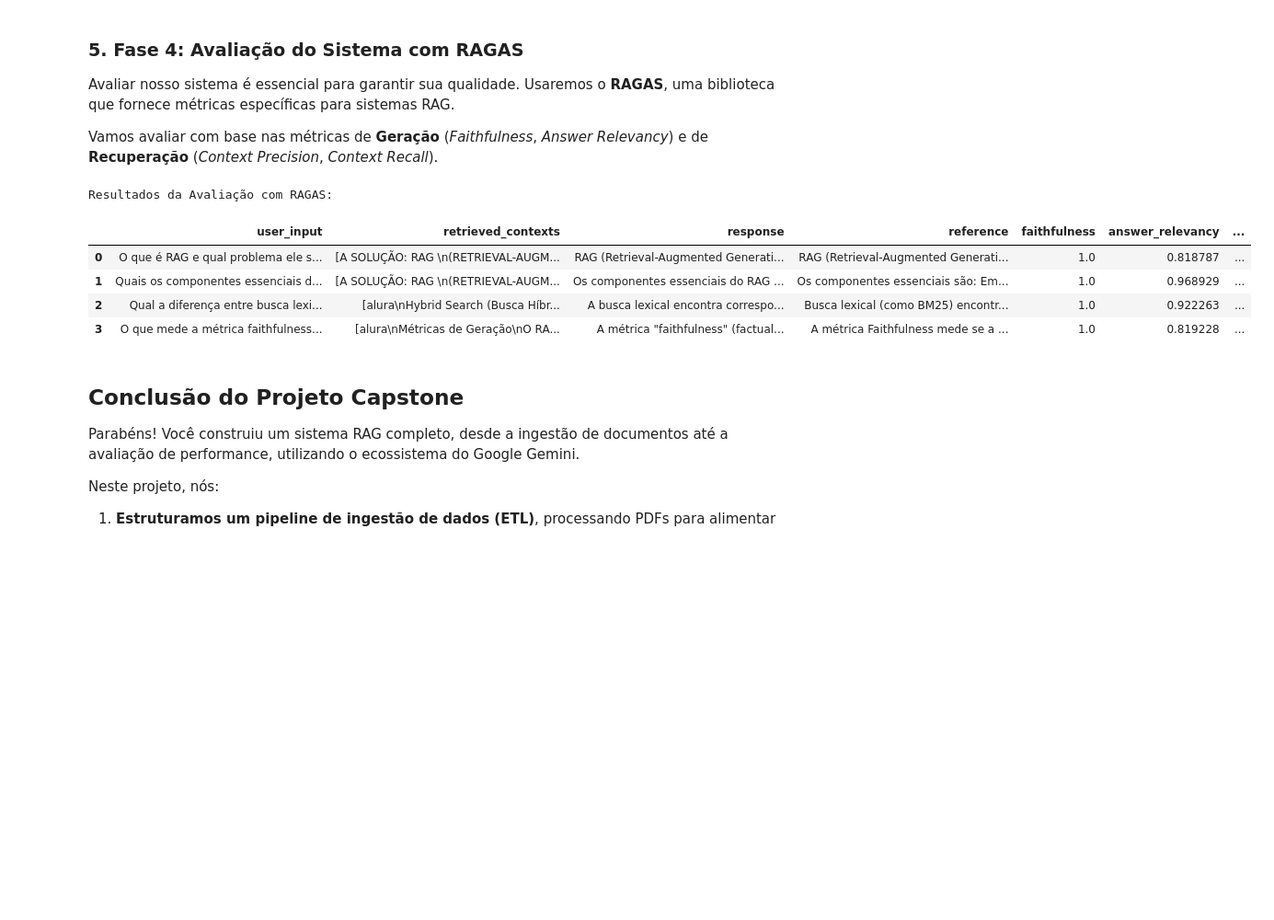
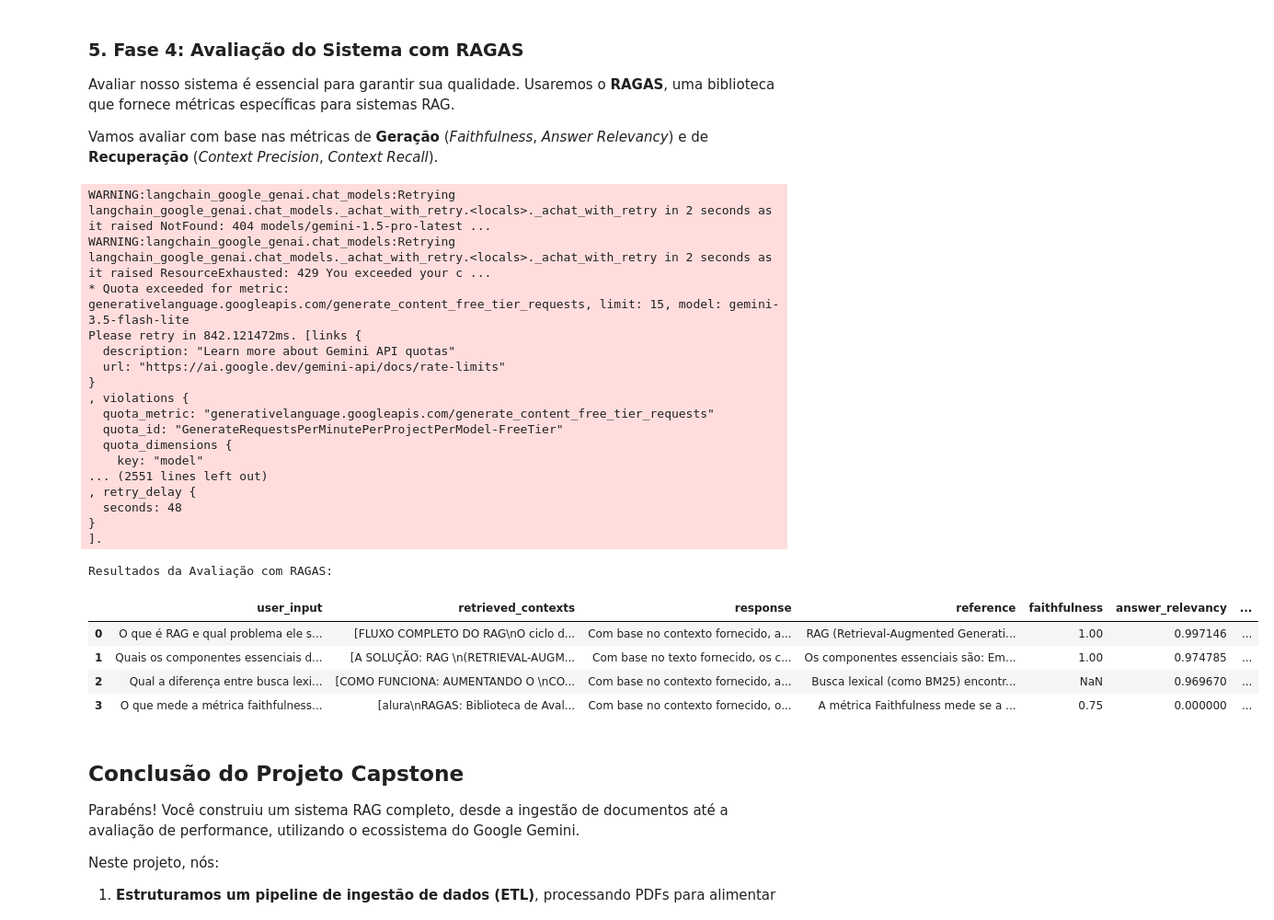
Before and after one commit to Bodegami/formacao-especialista-em-ia, a Jupyter notebook: langchain-criando-chatbots-e-rag/Aula_08_Capstone.ipynb, the cells around one changed output. Shown at 92% size. Saved outputs shown, nothing was run; the diff lists cells and outputs as text; code cells hidden in the pictures; blank space fills up the shorter version.

```diff
--- a/langchain-criando-chatbots-e-rag/Aula_08_Capstone.ipynb
+++ b/langchain-criando-chatbots-e-rag/Aula_08_Capstone.ipynb
@@ -209,6 +209,7 @@ Vamos avaliar com base nas métricas de **Geração** (*Faithfulness*, *Answer R
 # %%
 from datasets import Dataset
 from ragas import evaluate
+from ragas.run_config import RunConfig
 from ragas.metrics import (
     faithfulness,
     answer_relevancy,
@@ -237,40 +238,67 @@ for question in perguntas:
     result = qa_chain.invoke({"question": question})
     respostas_geradas.append(result['answer'])
     contextos_recuperados.append([doc.page_content for doc in result['source_documents']])
 
 # 3. Crie o dataset no formato esperado pelo RAGAS
 dataset_dict = {
     'question': perguntas,
     'answer': respostas_geradas,
     'contexts': contextos_recuperados,
     'ground_truth': respostas_ouro
 }
 dataset = Dataset.from_dict(dataset_dict)
 
 # 4. Execute a avaliação, agora usando os modelos do Google
+
+# Configuração amigável para limitar a concorrência e lidar com limites de taxa
+config_para_gemini = RunConfig(
+    max_workers=2,      # Reduz o número de requisições simultâneas (o padrão é 16)
+    max_retries=15,     # Aumenta o número de tentativas em caso de erro
+    max_wait=90,        # Tempo máximo de espera em segundos entre as tentativas
+    timeout=120         # Timeout individual por requisição
+)
+
 evaluation_result = evaluate(
     dataset=dataset,
     metrics=[
         faithfulness,
         answer_relevancy,
         context_precision,
         context_recall,
     ],
-    llm=ChatGoogleGenerativeAI(model="gemini-1.5-pro-latest"),
-    embeddings=embeddings_model
+    llm=ChatGoogleGenerativeAI(model="gemini-3.5-flash-lite"),
+    embeddings=embeddings_model,
+    run_config=config_para_gemini
 )
 
 # 5. Analise os resultados
 df_resultados = evaluation_result.to_pandas()
 print("\nResultados da Avaliação com RAGAS:")
 display(df_resultados)
 # %% [output]
-Resultados da Avaliação com RAGAS:
+WARNING:langchain_google_genai.chat_models:Retrying langchain_google_genai.chat_models._achat_with_retry.<locals>._achat_with_retry in 2 seconds as it raised NotFound: 404 models/gemini-1.5-pro-latest ...
+WARNING:langchain_google_genai.chat_models:Retrying langchain_google_genai.chat_models._achat_with_retry.<locals>._achat_with_retry in 2 seconds as it raised ResourceExhausted: 429 You exceeded your c ...
+* Quota exceeded for metric: generativelanguage.googleapis.com/generate_content_free_tier_requests, limit: 15, model: gemini-3.5-flash-lite
+Please retry in 842.121472ms. [links {
+  description: "Learn more about Gemini API quotas"
+  url: "https://ai.google.dev/gemini-api/docs/rate-limits"
+}
+, violations {
+  quota_metric: "generativelanguage.googleapis.com/generate_content_free_tier_requests"
+  quota_id: "GenerateRequestsPerMinutePerProjectPerModel-FreeTier"
+  quota_dimensions {
+    key: "model"
+... (2551 lines left out)
+, retry_delay {
+  seconds: 48
+}
+].
+Resultados da Avaliação com RAGAS:
 |  | user_input | retrieved_contexts | response | reference | faithfulness | answer_relevancy | ... |
-| 0 | O que é RAG e qual problema ele s... | [A SOLUÇÃO: RAG \n(RETRIEVAL-AUGM... | RAG (Retrieval-Augmented Generati... | RAG (Retrieval-Augmented Generati... | 1.0 | 0.818787 | ... |
-| 1 | Quais os componentes essenciais d... | [A SOLUÇÃO: RAG \n(RETRIEVAL-AUGM... | Os componentes essenciais do RAG ... | Os componentes essenciais são: Em... | 1.0 | 0.968929 | ... |
-| 2 | Qual a diferença entre busca lexi... | [alura\nHybrid Search (Busca Híbr... | A busca lexical encontra correspo... | Busca lexical (como BM25) encontr... | 1.0 | 0.922263 | ... |
-| 3 | O que mede a métrica faithfulness... | [alura\nMétricas de Geração\nO RA... | A métrica "faithfulness" (factual... | A métrica Faithfulness mede se a ... | 1.0 | 0.819228 | ... |
+| 0 | O que é RAG e qual problema ele s... | [FLUXO COMPLETO DO RAG\nO ciclo d... | Com base no contexto fornecido, a... | RAG (Retrieval-Augmented Generati... | 1.00 | 0.997146 | ... |
+| 1 | Quais os componentes essenciais d... | [A SOLUÇÃO: RAG \n(RETRIEVAL-AUGM... | Com base no texto fornecido, os c... | Os componentes essenciais são: Em... | 1.00 | 0.974785 | ... |
+| 2 | Qual a diferença entre busca lexi... | [COMO FUNCIONA: AUMENTANDO O \nCO... | Com base no contexto fornecido, a... | Busca lexical (como BM25) encontr... | NaN | 0.969670 | ... |
+| 3 | O que mede a métrica faithfulness... | [alura\nRAGAS: Biblioteca de Aval... | Com base no contexto fornecido, o... | A métrica Faithfulness mede se a ... | 0.75 | 0.000000 | ... |
 # %% [markdown]
 ## **Conclusão do Projeto Capstone**
 
```
